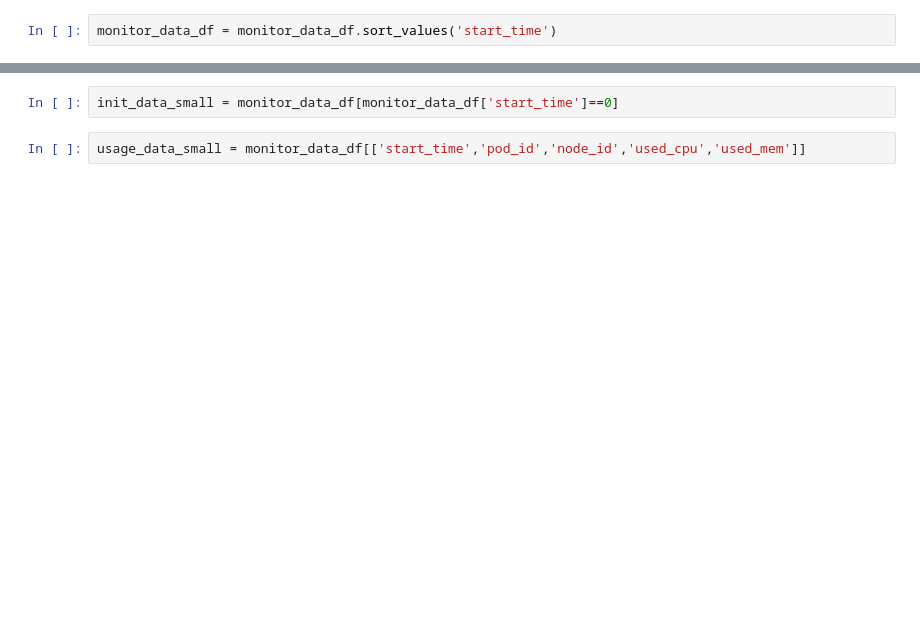
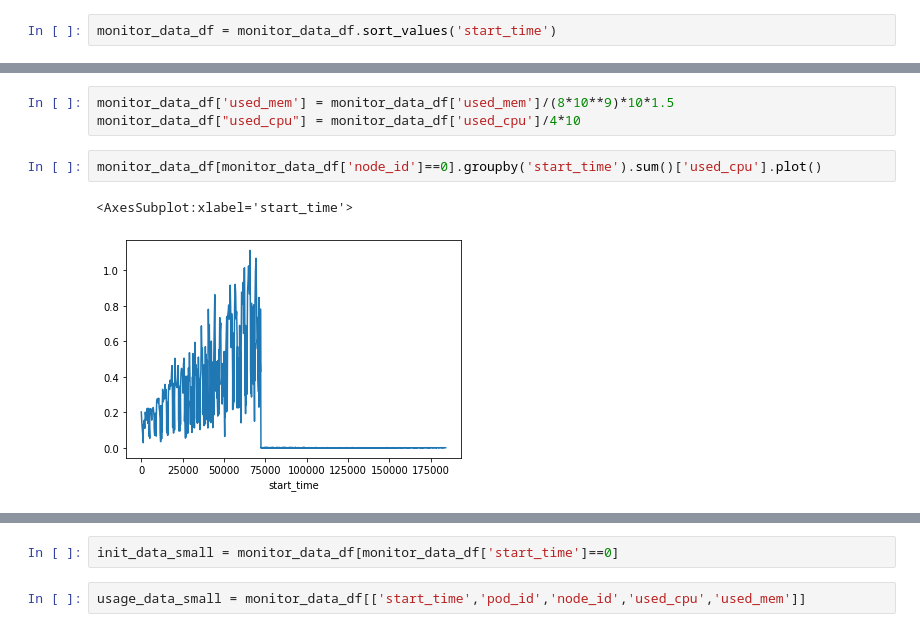
Before and after one commit to Nicola115/VMAgent, a Jupyter notebook: vmagent/change_monitor_data_into_alibaba_format.ipynb, the cells around one changed output, grey strips where cells are left out. Cells and saved outputs as stored; diff of their text form; blank space fills up the shorter version.

```diff
--- a/vmagent/change_monitor_data_into_alibaba_format.ipynb
+++ b/vmagent/change_monitor_data_into_alibaba_format.ipynb
@@ -142,0 +136,8 @@ monitor_data_df.head(10)
+# %%
+monitor_data_df['used_mem'] = monitor_data_df['used_mem']/(8*10**9)*10*1.5
+monitor_data_df["used_cpu"] = monitor_data_df['used_cpu']/4*10
+# %%
+monitor_data_df[monitor_data_df['node_id']==0].groupby('start_time').sum()['used_cpu'].plot()
+# %% [output]
+<AxesSubplot:xlabel='start_time'>
+[figure, added]
```
Also changed, not shown: parts of 15 cells of this notebook, 9 other files.
